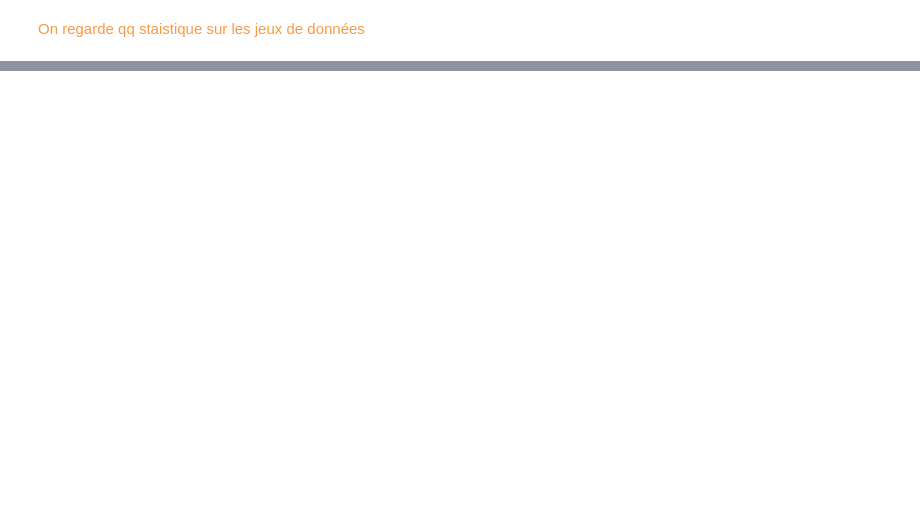
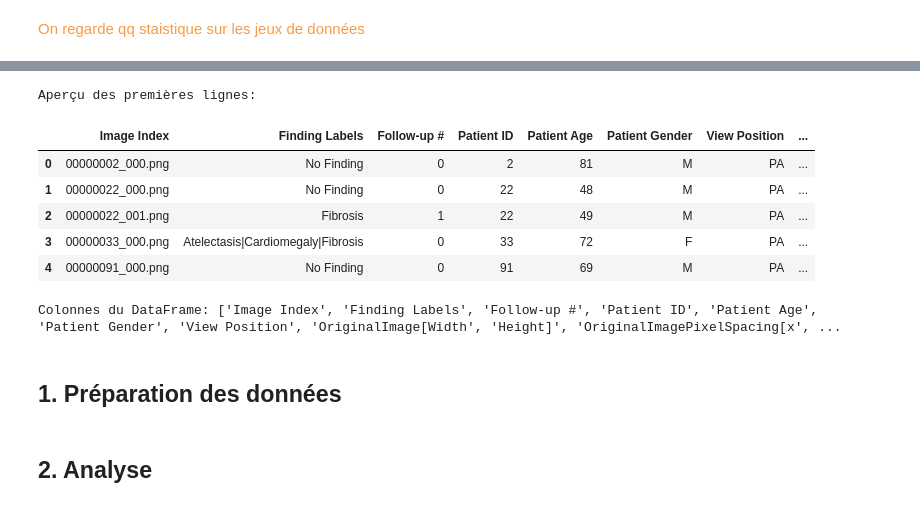
Before and after one commit to aleksanyan-volodya/X-Ray_thorax_fairness_analysis, a Jupyter notebook: analyse_metadata.ipynb, the cells around one changed output, grey strips where cells are left out. Saved outputs shown, nothing was run; the diff lists cells and outputs as text; code cells hidden in the pictures; blank space fills up the shorter version.

Commit message:
unfinished analyse metadata

```diff
--- a/analyse_metadata.ipynb
+++ b/analyse_metadata.ipynb
@@ -71,0 +54,18 @@ df.describe()
+# %%
+# Affichage d'un aperçu des données
+print("Aperçu des premières lignes:")
+display(df.head())
+
+# Vérifier la présence des colonnes sensibles et de la colonne cible
+print("Colonnes du DataFrame:", df.columns.tolist())
+# %% [output]
+Aperçu des premières lignes:
+|  | Image Index | Finding Labels | Follow-up # | Patient ID | Patient Age | Patient Gender | View Position | ... |
+| 0 | 00000002_000.png | No Finding | 0 | 2 | 81 | M | PA | ... |
+| 1 | 00000022_000.png | No Finding | 0 | 22 | 48 | M | PA | ... |
+| 2 | 00000022_001.png | Fibrosis | 1 | 22 | 49 | M | PA | ... |
+| 3 | 00000033_000.png | Atelectasis|Cardiomegaly|Fibrosis | 0 | 33 | 72 | F | PA | ... |
+| 4 | 00000091_000.png | No Finding | 0 | 91 | 69 | M | PA | ... |
+Colonnes du DataFrame: ['Image Index', 'Finding Labels', 'Follow-up #', 'Patient ID', 'Patient Age', 'Patient Gender', 'View Position', 'OriginalImage[Width', 'Height]', 'OriginalImagePixelSpacing[x', ...
+# %% [markdown]
+## 1. Préparation des données
@@ -71,0 +93,2 @@ df.describe()
+# %% [markdown]
+## 2. Analyse
```
Also changed, not shown: parts of 16 cells of this notebook.
